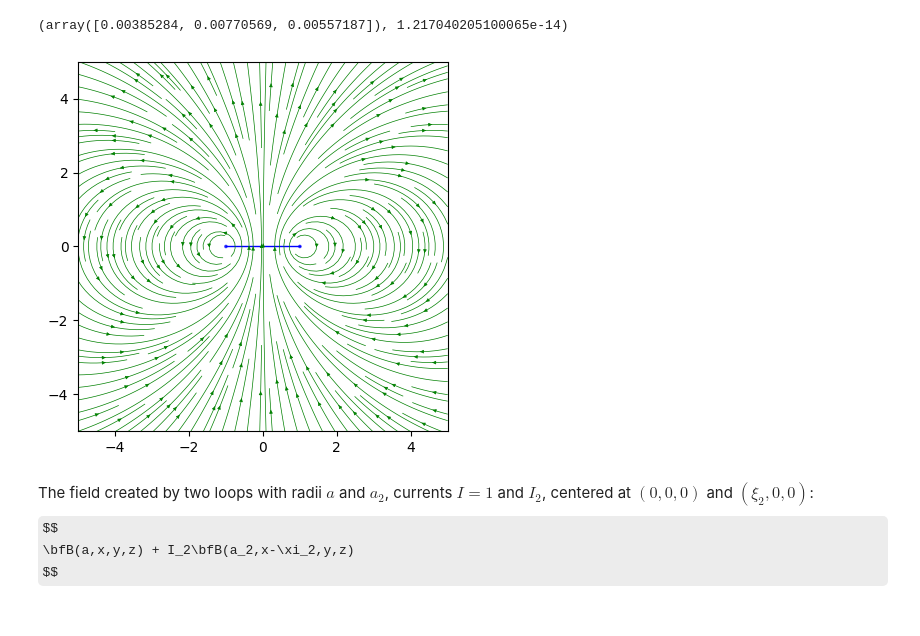
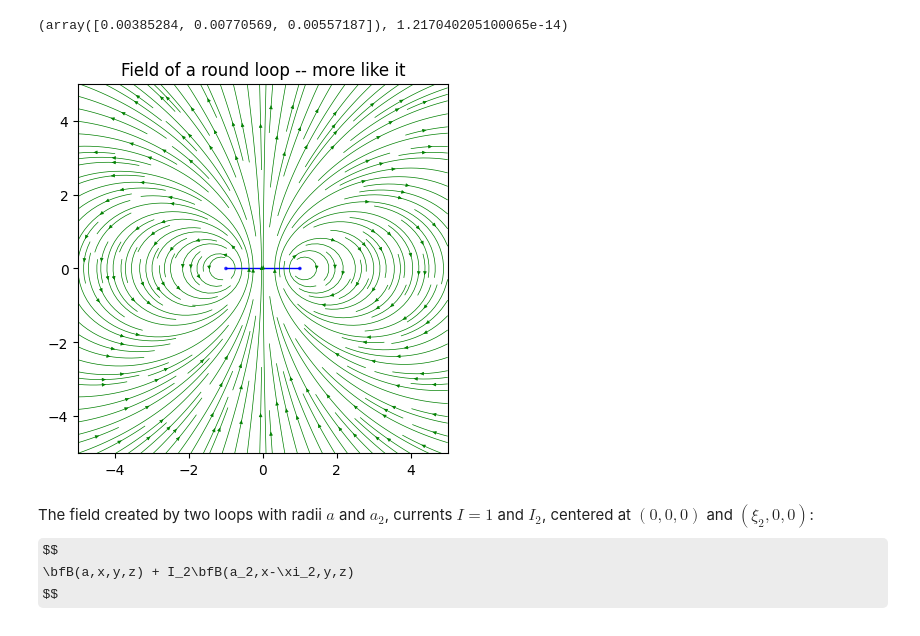
Before and after one commit to michael-isichenko/misc, a Jupyter notebook: loops.ipynb, the cells around one changed output. Saved outputs shown, nothing was run; the diff lists cells and outputs as text; code cells hidden in the pictures; some formulas as TeX source.

```diff
--- a/loops.ipynb
+++ b/loops.ipynb
@@ -124,30 +124,30 @@ loop_field(1, 2, 3, 0.1)
 # %%
 import matplotlib.pyplot as plt
 
 def mark_loop(ax, x, a, color):
     ax.add_patch(Circle((x-a, 0), 0.03, color=color, alpha=0.7))
     ax.add_patch(Circle((x+a, 0), 0.03, color=color, alpha=0.7))
     shift = 0.01 if color == 'blue' else -0.01
     ax.add_artist(lines.Line2D([x-a, x+a], [shift,shift], linewidth=1, color=color))
 
 fig = plt.figure()
 ax  = fig.add_subplot(1, 1, 1)
 
 xmin, xmax = -5, 5
 zmin, zmax =  -5, 5
 xx, zz = np.linspace(xmin, xmax, 151), np.linspace(zmin, zmax, 151)
 xx_grid, zz_grid = np.meshgrid(xx, zz)
 
 B = loop_field(xx_grid, 0, zz_grid, 1)[0]
-# print(f'B: {B.shape}')
-if 1: # this is more like it
+if 1:
     mark_loop(ax, 0, 1, 'blue')
     ax.streamplot(xx_grid, zz_grid, B[0], B[2], density=2, color='g',
                     linewidth=0.5, cmap=plt.cm.viridis, arrowsize=0.5)
     ax.set_aspect('equal')
+    ax.set_title('Field of a round loop -- more like it')
     plt.show()
 # %% [output]
-[figure, old version]
+[figure, new version]
 # %% [markdown]
 The field created by two loops with radii $a$ and $a_2$, currents $I=1$ and $I_2$, centered at $(0,0,0)$ and $(\xi_2,0,0)$:
 $$
```
Also changed, not shown: parts of 2 cells of this notebook.
